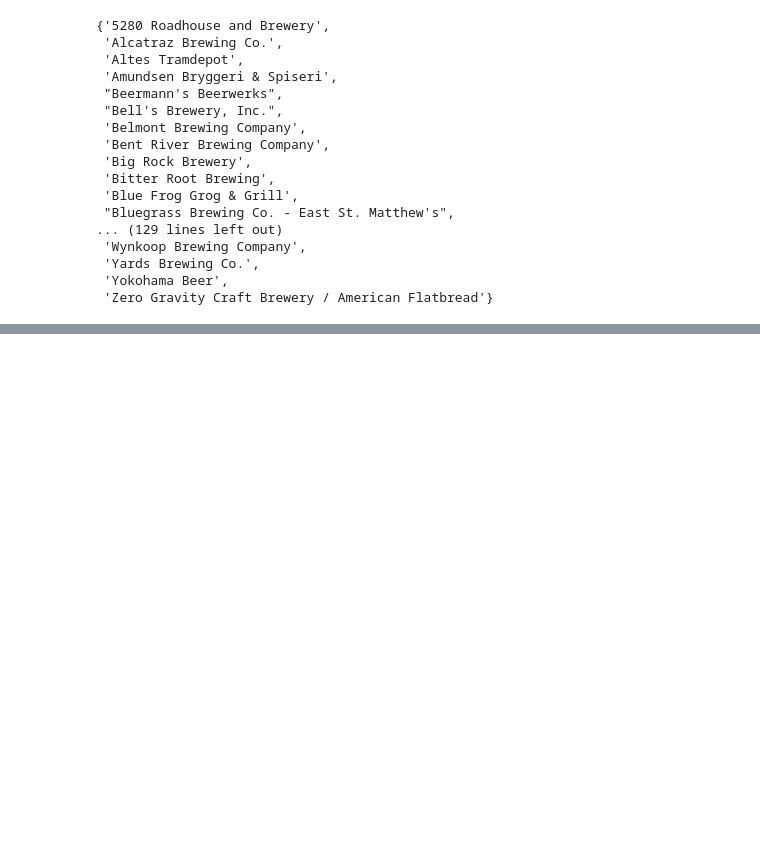
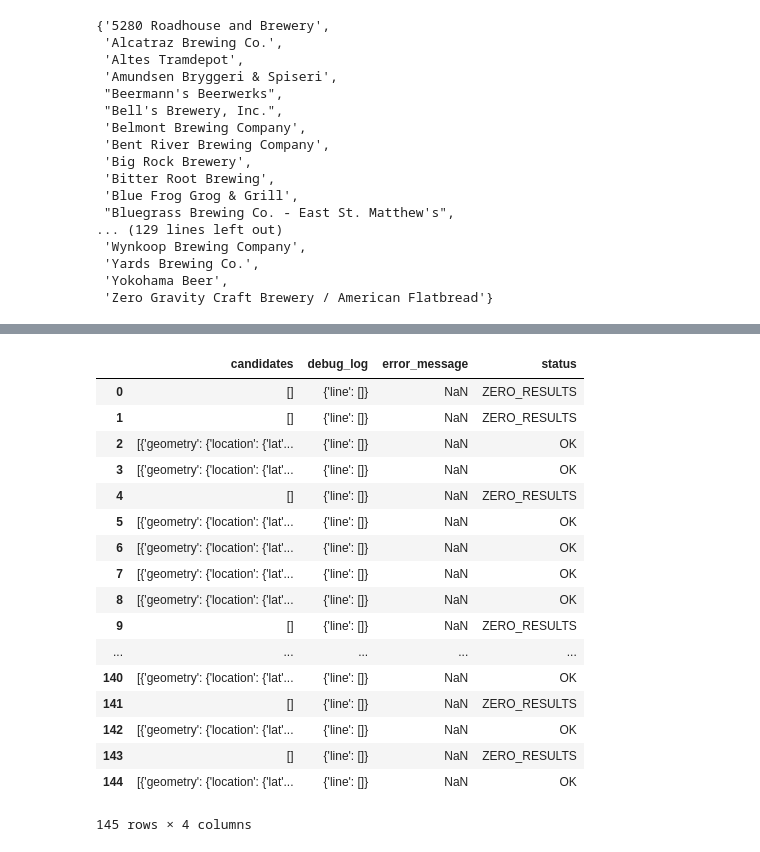
Before and after one commit to kreitlerj/Beer-Data-Project, a Jupyter notebook: Beer Sorting.ipynb, the cells around one changed output, grey strips where cells are left out. Cells and saved outputs as stored; diff of their text form; code cells hidden in the pictures; blank space fills up the shorter version.

```diff
--- a/Beer Sorting.ipynb
+++ b/Beer Sorting.ipynb
@@ -472,6 +474,9 @@ top_set
 
 field = "id,name,rating,geometry/location"
 base_url = "https://maps.googleapis.com/maps/api/place/findplacefromtext/json?"
+lat_list = []
+lng_list = []
+brew_list = []
 
 response_list = []
 for brewery in top_set:
@@ -483,6 +488,14 @@ for brewery in top_set:
 }
     print(f"Making request for {brewery}")
     top_response = requests.get(base_url, params=params)
-    response_list.append(top_response)
+    result = top_response.json()
+    response_list.append(top_response.json())
+
+    try:
+        lat_list.append(result['candidates'][0]['geometry']['location']['lat'])
+        lng_list.append(result['candidates'][0]['geometry']['location']['lng'])
+        brew_list.append(result['candidates'][0]['name'])
+    except:
+        print(f"no result for{brewery}")
 # %% [output]
 Making request for Roscoe's Hop House
@@ -504,0 +558,22 @@ Making request for St. George Brewing Company, The
+# %%
+response_df = pd.DataFrame(response_list)
+response_df
+# %% [output]
+|  | candidates | debug_log | error_message | status |
+| 0 | [] | {'line': []} | NaN | ZERO_RESULTS |
+| 1 | [] | {'line': []} | NaN | ZERO_RESULTS |
+| 2 | [{'geometry': {'location': {'lat'... | {'line': []} | NaN | OK |
+| 3 | [{'geometry': {'location': {'lat'... | {'line': []} | NaN | OK |
+| 4 | [] | {'line': []} | NaN | ZERO_RESULTS |
+| 5 | [{'geometry': {'location': {'lat'... | {'line': []} | NaN | OK |
+| 6 | [{'geometry': {'location': {'lat'... | {'line': []} | NaN | OK |
+| 7 | [{'geometry': {'location': {'lat'... | {'line': []} | NaN | OK |
+| 8 | [{'geometry': {'location': {'lat'... | {'line': []} | NaN | OK |
+| 9 | [] | {'line': []} | NaN | ZERO_RESULTS |
+| ... | ... | ... | ... | ... |
+| 140 | [{'geometry': {'location': {'lat'... | {'line': []} | NaN | OK |
+| 141 | [] | {'line': []} | NaN | ZERO_RESULTS |
+| 142 | [{'geometry': {'location': {'lat'... | {'line': []} | NaN | OK |
+| 143 | [] | {'line': []} | NaN | ZERO_RESULTS |
+| 144 | [{'geometry': {'location': {'lat'... | {'line': []} | NaN | OK |
+145 rows × 4 columns
```
Also changed, not shown: parts of 7 cells of this notebook, 1 other file.
